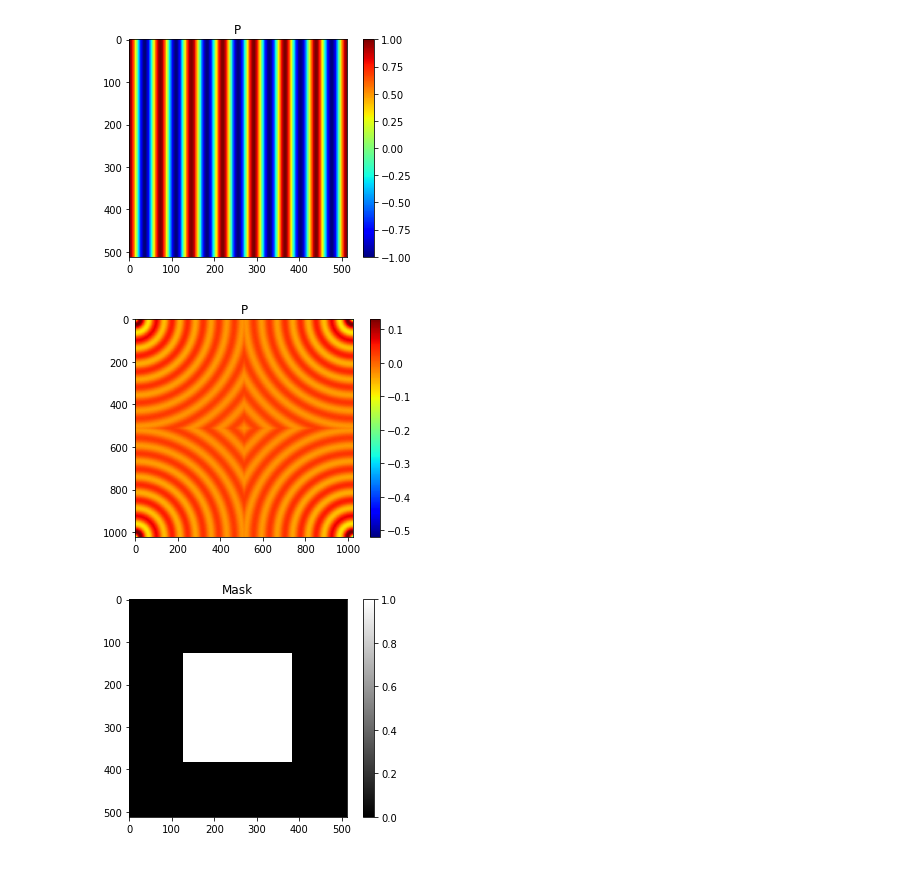
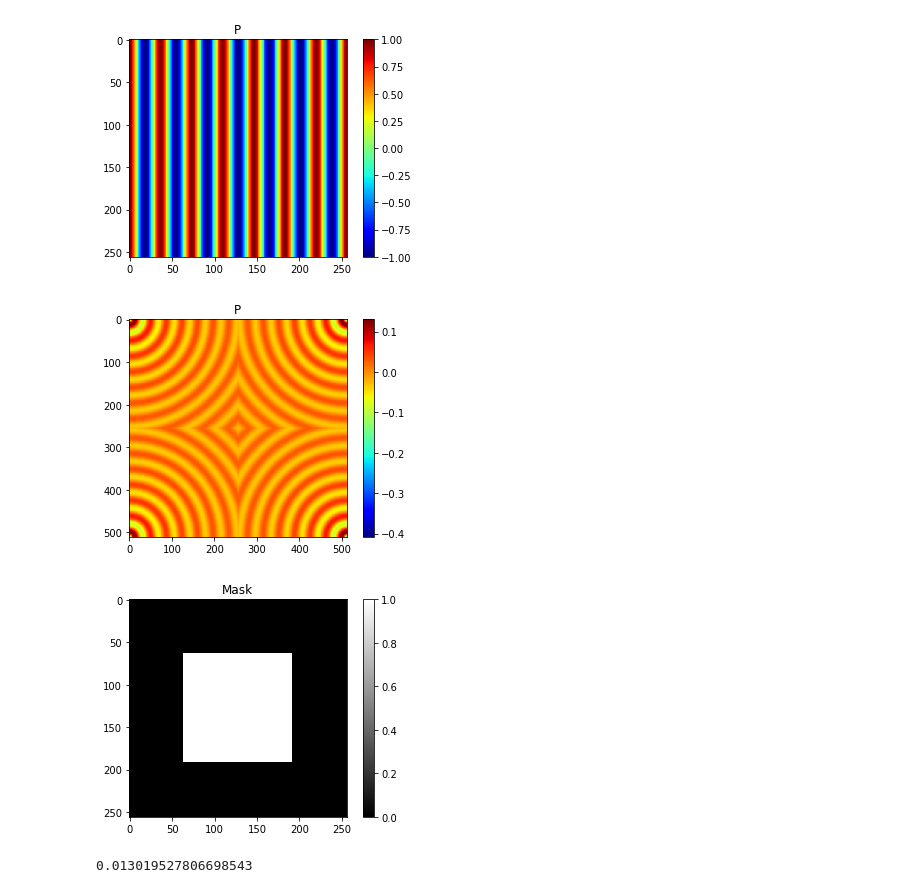
Before and after one commit to archilless/Minin, a Jupyter notebook: project.ipynb, the cells around one changed output. Cells and saved outputs as stored; diff of their text form; code cells hidden in the pictures.

```diff
--- a/project.ipynb
+++ b/project.ipynb
@@ -75,41 +75,41 @@ def solve(E,eps0,eps1):
 
 #print(circular_mask(10))
 
-size = 512
+size = 256
 k  = 2*np.pi/(size/7)
 F = get_plane_wave(1,k,size)
 #print(E.real)
 visualize(F.real,"P")
 G = get_toeplitz_mat(get_green_matrix(k,size))
 visualize(G.real,"P")
 
 # size = 256
 e = -16#2.25
 # A = np.random.randint(2,size = (size,size))
 #print(A)
 # vec = np.ones(size**2).reshape(-1,1)
 # mask = empty_mask(A.shape[0])
 mask = np.zeros((size,size))
 mask[:,size//2:size//2+20] = 1
 mask = circular_mask(F.shape[0])
 #mask[size//2:size//2+10,:] = 1
 visualize(mask,"Mask","gray")
 #A[size//2,size//2]=1
 
 #matvec(vec,mask,k,0.001)
 # x = matvec(vec,mask,k,e)
 #print(x.reshape(-1,A.shape[0]))
 # size = 250
 # k  = 2*np.pi/(size/10)
 # A = np.zeros((size,size))
 # A[size//2,size//2]=-1
 # vals = G_matvec(A.reshape(-1,1),k)
 
 # visualize(vals.real.reshape(-1,size),"P")
 # %% [output]
-[figure, old version]
+[figure, new version]
-[figure, old version]
+[figure, new version]
-[figure, old version]
+[figure, new version]
 # %%
 # import time
 import scipy.sparse.linalg as spla
@@ -172,3 +172,7 @@ visualize(vals_abs,"P","gray")
 
 # i=0
 # toler = 1e-6
+# %%
+np.linalg.norm(A.dot(vals.reshape(-1,1))-b)/np.linalg.norm(b)
+# %% [output]
+0.013019527806698543
```
Also changed, not shown: parts of 1 cell of this notebook.
